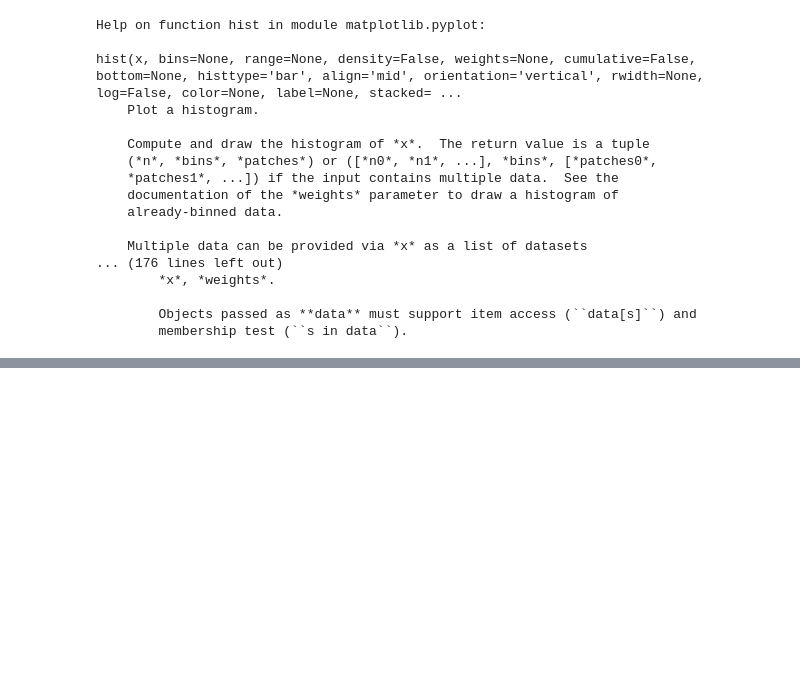
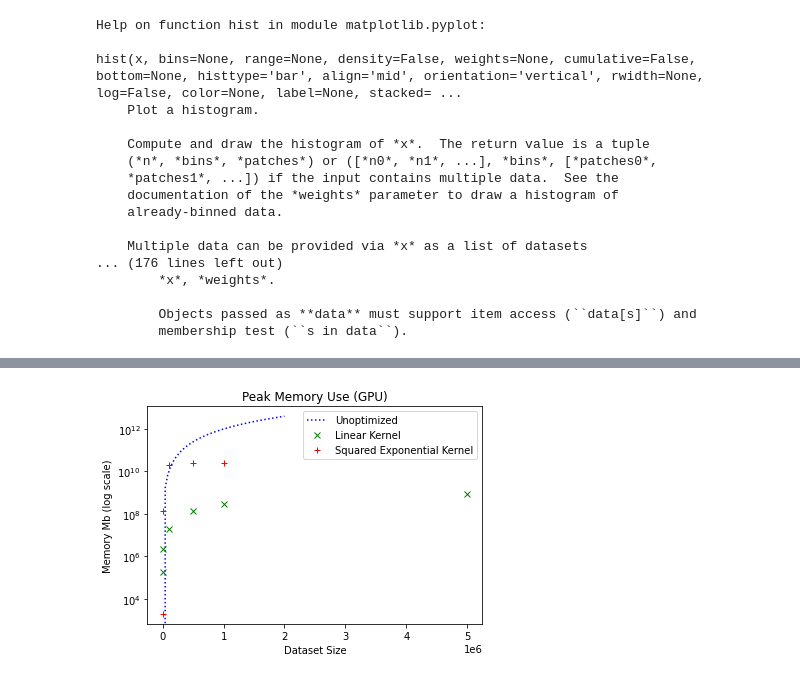
Before and after one commit to awav/gambit, a Jupyter notebook: bench/Untitled.ipynb, the cells around one changed output, grey strips where cells are left out. Cells and saved outputs as stored; diff of their text form; code cells hidden in the pictures; blank space fills up the shorter version.

Commit message:
plot some graphs

```diff
--- a/bench/Untitled.ipynb
+++ b/bench/Untitled.ipynb
@@ -97,0 +113,18 @@ hist(x, bins=None, range=None, density=False, weights=None, cumulative=False, bo
+# %%
+root = "../kvp"
+paths = os.listdir(root)
+# %%
+def load(path):
+    return np.load(f"{root}/{path}/stats.npy", allow_pickle=True).reshape((1,))[0]
+# %%
+runs_lin = []
+runs_se = []
+for path in paths:
+    run = load(path)
+    run["num_vects"] = int(path.split("-")[-2])
+    if "linear" in path:
+        runs_lin.append(run)
+    else:
+        runs_se.append(run)
+display(runs_lin)
+display(runs_se)
@@ -97,0 +166,27 @@ hist(x, bins=None, range=None, density=False, weights=None, cumulative=False, bo
+# %%
+# Plot the sizes
+
+space = np.linspace(0, 0.4 * max(lin_num))
+
+lin_num = [run["num_vects"] for run in runs_lin]
+lin_mem = [run["mem_avg"] for run in runs_lin]
+
+se_num = [run["num_vects"] for run in runs_se]
+se_mem = [run["mem_avg"] for run in runs_se]
+
+
+plt.plot(space, space**2, ":b", label="Unoptimized")
+
+plt.plot(lin_num, lin_mem, "xg", label="Linear Kernel")
+plt.plot(se_num, se_mem, "+r", label="Squared Exponential Kernel")
+
+plt.title("Peak Memory Use (GPU)")
+plt.ylabel("Memory Mb (log scale)")
+plt.xlabel("Dataset Size")
+plt.legend()
+#plt.ylim(0, 1.2 * max(se_mem))
+plt.yscale("log")
+plt.savefig("gpu_memory.png", dpi=300)
+plt.show()
+# %% [output]
+[figure, added]
```
Also changed, not shown: parts of 5 cells of this notebook, 13 other files.
